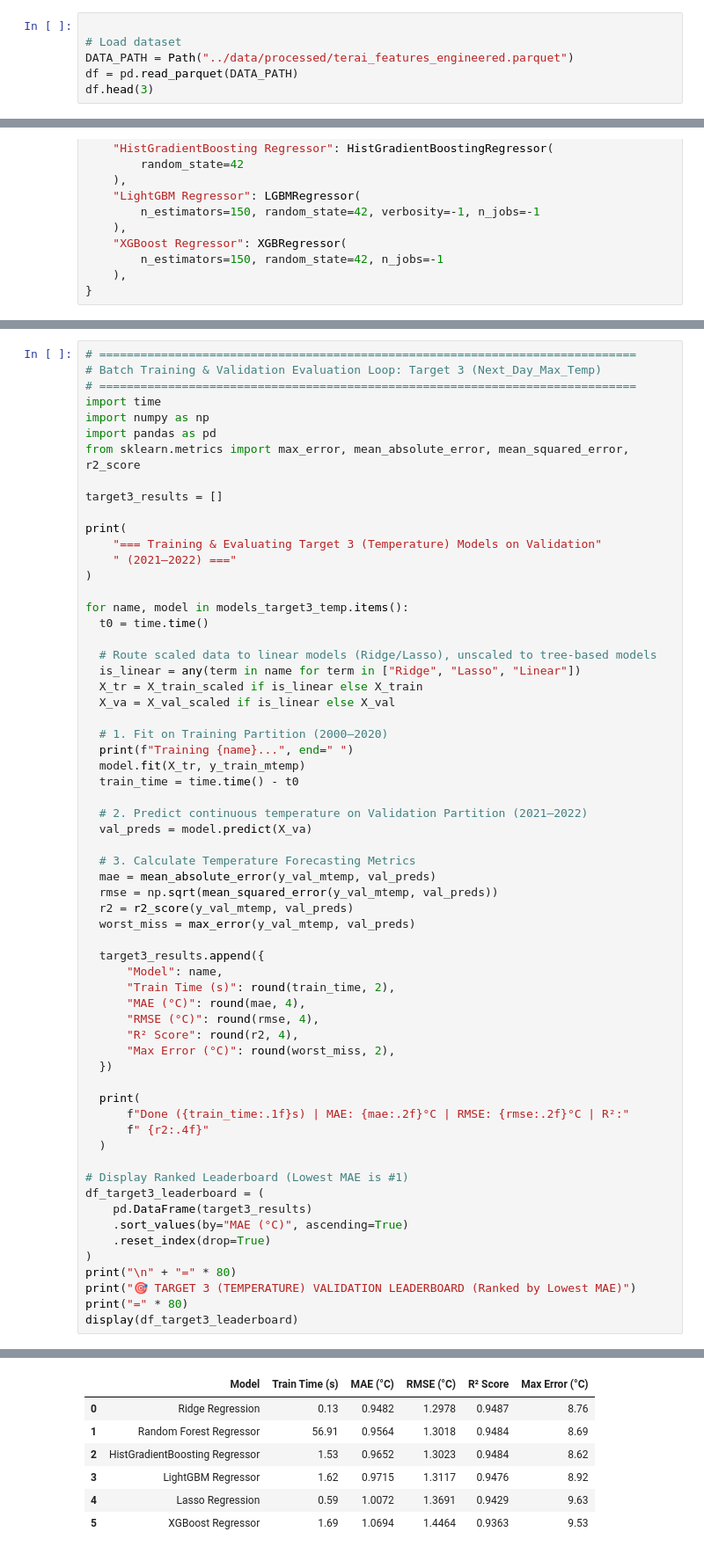
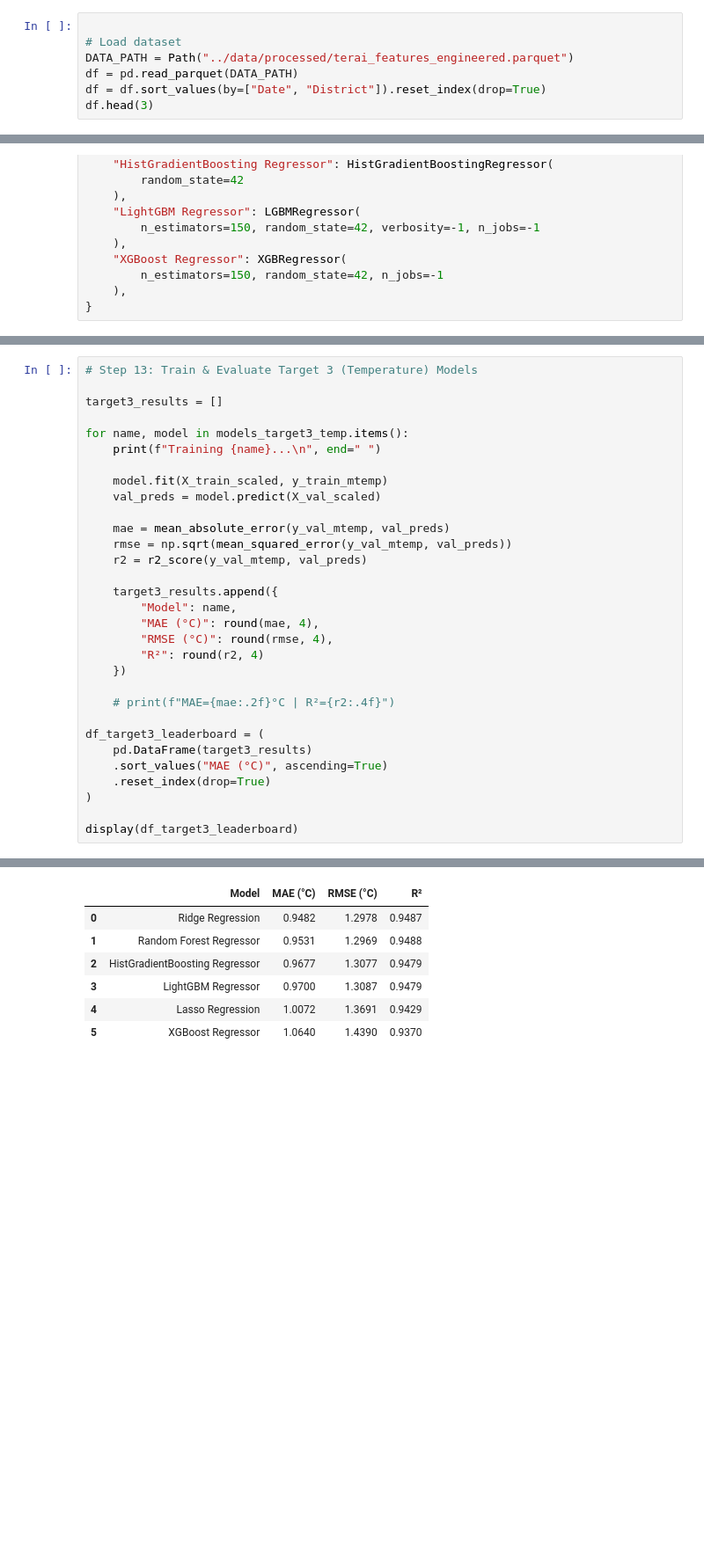
Before and after one commit to Prajwalchyy/Nepal-Terai-Extreme-Heatwave-Early-Warning-System-DS, a Jupyter notebook: notebooks/04_ML_model_deployment.ipynb, the cells around one changed output, grey strips where cells are left out. Shown at 88% size. Cells and saved outputs as stored; diff of their text form; blank space fills up the shorter version.

Commit message:
train and use model & UI

```diff
--- a/notebooks/04_ML_model_deployment.ipynb
+++ b/notebooks/04_ML_model_deployment.ipynb
@@ -12,6 +12,7 @@ import joblib
 # Load dataset
 DATA_PATH = Path("../data/processed/terai_features_engineered.parquet")
 df = pd.read_parquet(DATA_PATH)
+df = df.sort_values(by=["Date", "District"]).reset_index(drop=True)
 df.head(3)
 # %% [output]
 |  | Date | Year | Day_of_Year | Province | District | Regional_Hub | Latitude | Longitude | Max_Temp_C | ... |
@@ -508,63 +364,32 @@ Training XGBoost... Done (7.2s) | Macro F1: 0.6062 | Tier 2 Rec: 0.6882 | Tier 3
 # %%
-# ==============================================================================
-# Batch Training & Validation Evaluation Loop: Target 3 (Next_Day_Max_Temp)
-# ==============================================================================
-import time
-import numpy as np
-import pandas as pd
-from sklearn.metrics import max_error, mean_absolute_error, mean_squared_error, r2_score
+# Step 13: Train & Evaluate Target 3 (Temperature) Models
 
 target3_results = []
 
-print(
-    "=== Training & Evaluating Target 3 (Temperature) Models on Validation"
-    " (2021–2022) ==="
+for name, model in models_target3_temp.items():
+    print(f"Training {name}...\n", end=" ")
+
+    model.fit(X_train_scaled, y_train_mtemp)
+    val_preds = model.predict(X_val_scaled)
+
+    mae = mean_absolute_error(y_val_mtemp, val_preds)
+    rmse = np.sqrt(mean_squared_error(y_val_mtemp, val_preds))
+    r2 = r2_score(y_val_mtemp, val_preds)
+
+    target3_results.append({
+        "Model": name,
+        "MAE (°C)": round(mae, 4),
+        "RMSE (°C)": round(rmse, 4),
+        "R²": round(r2, 4)
+    })
+
+    # print(f"MAE={mae:.2f}°C | R²={r2:.4f}")
+
+df_target3_leaderboard = (
+    pd.DataFrame(target3_results)
+    .sort_values("MAE (°C)", ascending=True)
+    .reset_index(drop=True)
 )
 
-for name, model in models_target3_temp.items():
-  t0 = time.time()
-
-  # Route scaled data to linear models (Ridge/Lasso), unscaled to tree-based models
-  is_linear = any(term in name for term in ["Ridge", "Lasso", "Linear"])
-  X_tr = X_train_scaled if is_linear else X_train
-  X_va = X_val_scaled if is_linear else X_val
-
-  # 1. Fit on Training Partition (2000–2020)
-  print(f"Training {name}...", end=" ")
-  model.fit(X_tr, y_train_mtemp)
-  train_time = time.time() - t0
-
-  # 2. Predict continuous temperature on Validation Partition (2021–2022)
-  val_preds = model.predict(X_va)
-
-  # 3. Calculate Temperature Forecasting Metrics
-  mae = mean_absolute_error(y_val_mtemp, val_preds)
-  rmse = np.sqrt(mean_squared_error(y_val_mtemp, val_preds))
-  r2 = r2_score(y_val_mtemp, val_preds)
-  worst_miss = max_error(y_val_mtemp, val_preds)
-
-  target3_results.append({
-      "Model": name,
-      "Train Time (s)": round(train_time, 2),
-      "MAE (°C)": round(mae, 4),
-      "RMSE (°C)": round(rmse, 4),
-      "R² Score": round(r2, 4),
-      "Max Error (°C)": round(worst_miss, 2),
-  })
-
-  print(
-      f"Done ({train_time:.1f}s) | MAE: {mae:.2f}°C | RMSE: {rmse:.2f}°C | R²:"
-      f" {r2:.4f}"
-  )
-
-# Display Ranked Leaderboard (Lowest MAE is #1)
-df_target3_leaderboard = (
-    pd.DataFrame(target3_results)
-    .sort_values(by="MAE (°C)", ascending=True)
-    .reset_index(drop=True)
-)
-print("\n" + "=" * 80)
-print("🎯 TARGET 3 (TEMPERATURE) VALIDATION LEADERBOARD (Ranked by Lowest MAE)")
-print("=" * 80)
 display(df_target3_leaderboard)
 # %% [output]
@@ -582,7 +402,7 @@ Training XGBoost Regressor... Done (1.7s) | MAE: 1.07°C | RMSE: 1.45°C | R²:
-|  | Model | Train Time (s) | MAE (°C) | RMSE (°C) | R² Score | Max Error (°C) |
-| 0 | Ridge Regression | 0.13 | 0.9482 | 1.2978 | 0.9487 | 8.76 |
-| 1 | Random Forest Regressor | 56.91 | 0.9564 | 1.3018 | 0.9484 | 8.69 |
-| 2 | HistGradientBoosting Regressor | 1.53 | 0.9652 | 1.3023 | 0.9484 | 8.62 |
-| 3 | LightGBM Regressor | 1.62 | 0.9715 | 1.3117 | 0.9476 | 8.92 |
-| 4 | Lasso Regression | 0.59 | 1.0072 | 1.3691 | 0.9429 | 9.63 |
-| 5 | XGBoost Regressor | 1.69 | 1.0694 | 1.4464 | 0.9363 | 9.53 |
+|  | Model | MAE (°C) | RMSE (°C) | R² |
+| 0 | Ridge Regression | 0.9482 | 1.2978 | 0.9487 |
+| 1 | Random Forest Regressor | 0.9531 | 1.2969 | 0.9488 |
+| 2 | HistGradientBoosting Regressor | 0.9677 | 1.3077 | 0.9479 |
+| 3 | LightGBM Regressor | 0.9700 | 1.3087 | 0.9479 |
+| 4 | Lasso Regression | 1.0072 | 1.3691 | 0.9429 |
+| 5 | XGBoost Regressor | 1.0640 | 1.4390 | 0.9370 |
```
Also changed, not shown: parts of 32 cells of this notebook, 8 other files.
